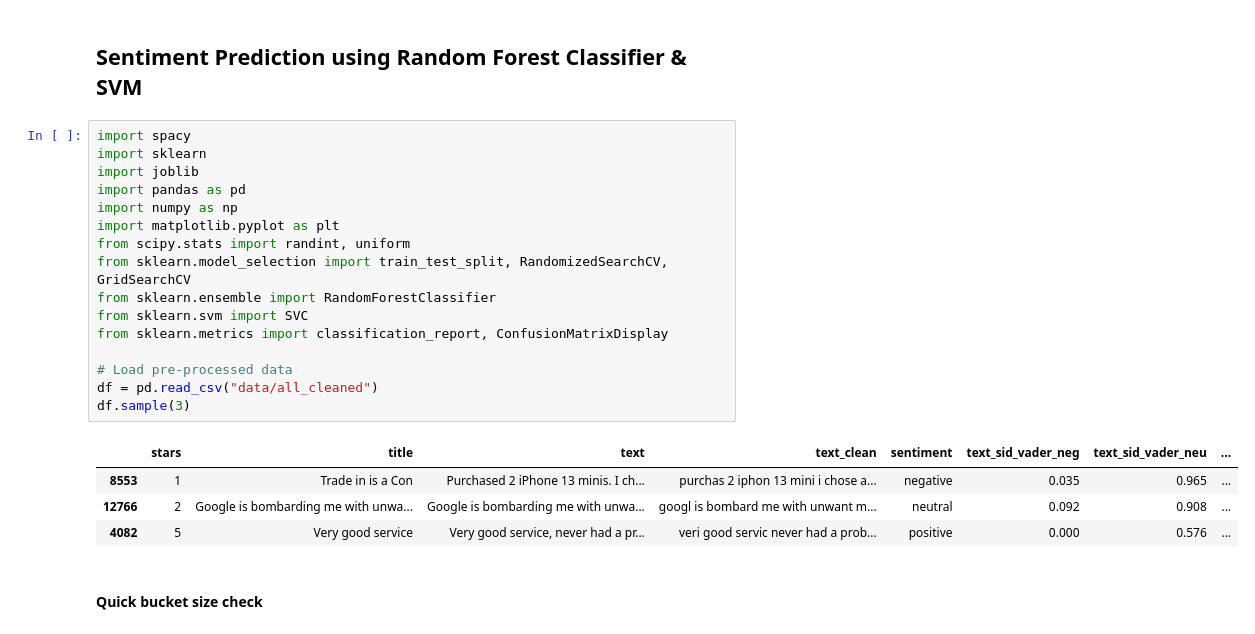
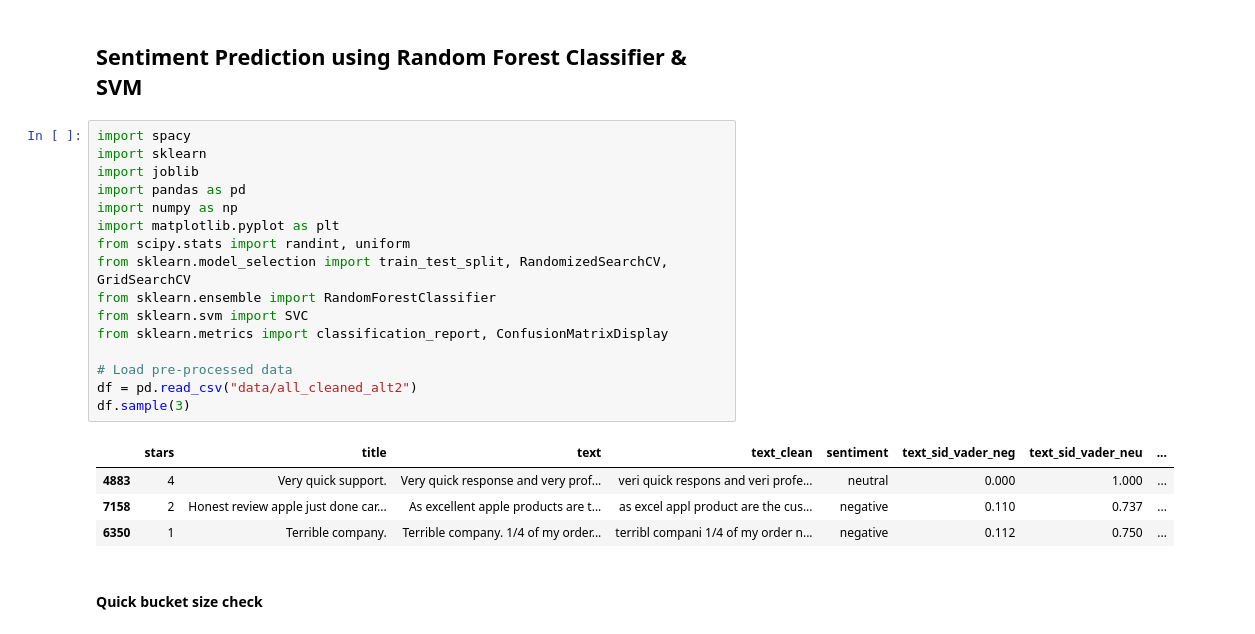
Before and after one commit to DanielEdlich/unternehmenssoftware, a Jupyter notebook: sentiment_prediction.ipynb, the cells around one changed output. Cells and saved outputs as stored; diff of their text form.

```diff
--- a/sentiment_prediction.ipynb
+++ b/sentiment_prediction.ipynb
@@ -3,24 +3,24 @@
 # %%
 import spacy
 import sklearn
 import joblib
 import pandas as pd
 import numpy as np
 import matplotlib.pyplot as plt
 from scipy.stats import randint, uniform
 from sklearn.model_selection import train_test_split, RandomizedSearchCV, GridSearchCV
 from sklearn.ensemble import RandomForestClassifier
 from sklearn.svm import SVC
 from sklearn.metrics import classification_report, ConfusionMatrixDisplay
 
 # Load pre-processed data
-df = pd.read_csv("data/all_cleaned")
+df = pd.read_csv("data/all_cleaned_alt2")
 df.sample(3)
 # %% [output]
 |  | stars | title | text | text_clean | sentiment | text_sid_vader_neg | text_sid_vader_neu | ... |
-| 8553 | 1 | Trade in is a Con | Purchased 2 iPhone 13 minis. I ch... | purchas 2 iphon 13 mini i chose a... | negative | 0.035 | 0.965 | ... |
-| 12766 | 2 | Google is bombarding me with unwa... | Google is bombarding me with unwa... | googl is bombard me with unwant m... | neutral | 0.092 | 0.908 | ... |
-| 4082 | 5 | Very good service | Very good service, never had a pr... | veri good servic never had a prob... | positive | 0.000 | 0.576 | ... |
+| 4883 | 4 | Very quick support. | Very quick response and very prof... | veri quick respons and veri profe... | neutral | 0.000 | 1.000 | ... |
+| 7158 | 2 | Honest review apple just done car... | As excellent apple products are t... | as excel appl product are the cus... | negative | 0.110 | 0.737 | ... |
+| 6350 | 1 | Terrible company. | Terrible company. 1/4 of my order... | terribl compani 1/4 of my order n... | negative | 0.112 | 0.750 | ... |
 # %% [markdown]
 #### Quick bucket size check
 # %%
```
Also changed, not shown: parts of 11 cells of this notebook, 4 other files.
